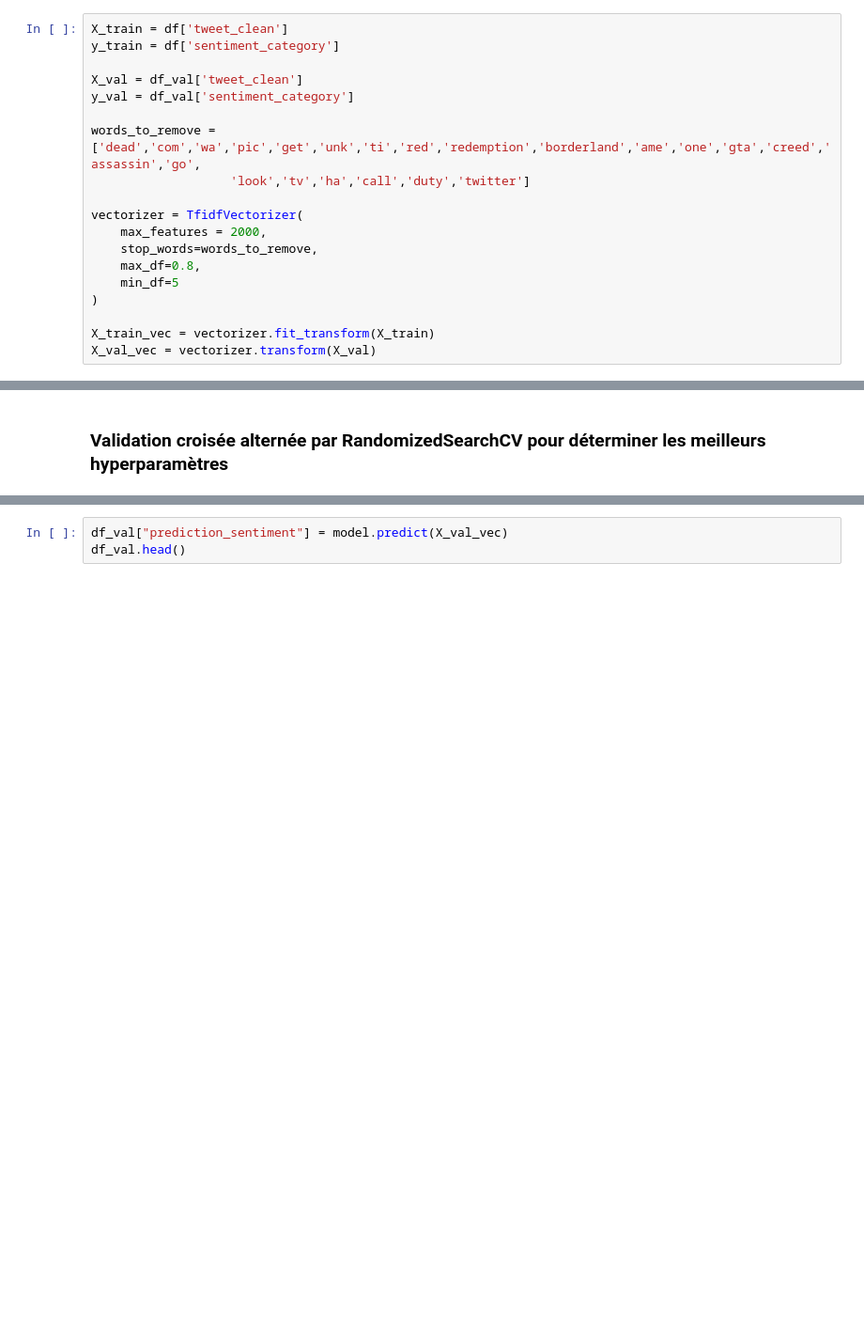
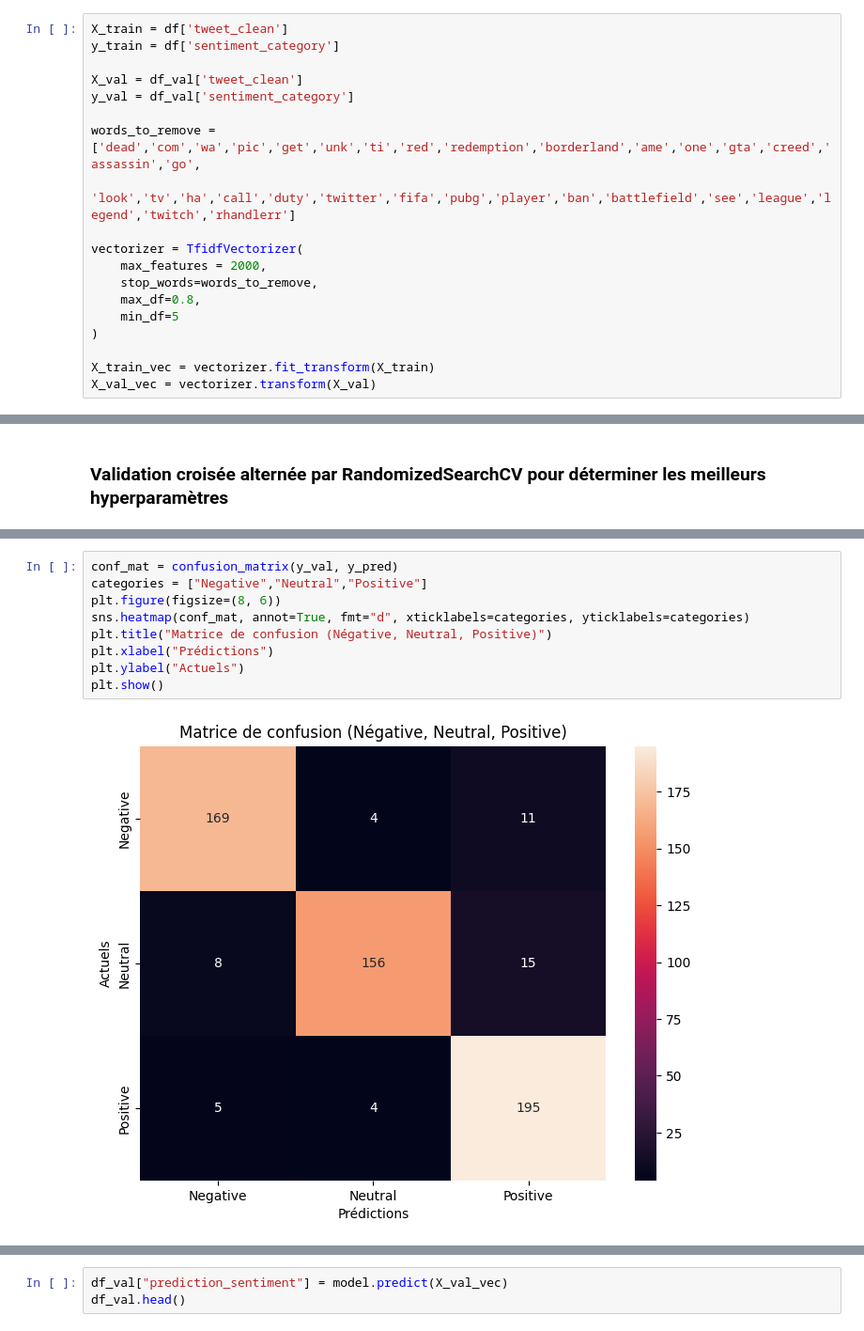
Before and after one commit to vincent-tran-94/Sentiment_Analytics_Games, a Jupyter notebook: Sentimental_tweets.ipynb, the cells around one changed output, grey strips where cells are left out. Shown at 94% size. Drawn from its saved outputs; the diff is of its cells as text; blank space fills up the shorter version.

Commit message:
Update calculs matrice confusion

```diff
--- a/Sentimental_tweets.ipynb
+++ b/Sentimental_tweets.ipynb
@@ -507,7 +507,7 @@ X_val = df_val['tweet_clean']
 y_val = df_val['sentiment_category']
 
 words_to_remove = ['dead','com','wa','pic','get','unk','ti','red','redemption','borderland','ame','one','gta','creed','assassin','go',
-                   'look','tv','ha','call','duty','twitter']
+                   'look','tv','ha','call','duty','twitter','fifa','pubg','player','ban','battlefield','see','league','legend','twitch','rhandlerr']
 
 vectorizer = TfidfVectorizer(
     max_features = 2000,
@@ -657 +718,12 @@ Best Score: 0.57
+# %%
+conf_mat = confusion_matrix(y_val, y_pred)
+categories = ["Negative","Neutral","Positive"]
+plt.figure(figsize=(8, 6))
+sns.heatmap(conf_mat, annot=True, fmt="d", xticklabels=categories, yticklabels=categories)
+plt.title("Matrice de confusion (Négative, Neutral, Positive)")
+plt.xlabel("Prédictions")
+plt.ylabel("Actuels")
+plt.show()
+# %% [output]
+[figure, added]
 # %% [markdown]
```
Also changed, not shown: parts of 13 cells of this notebook, 1 other file.
